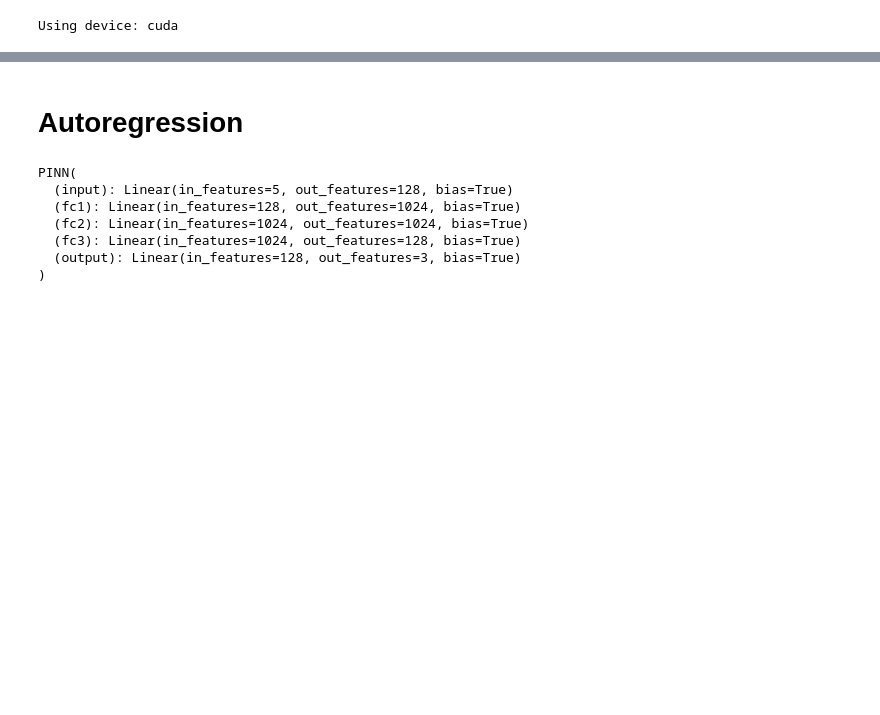
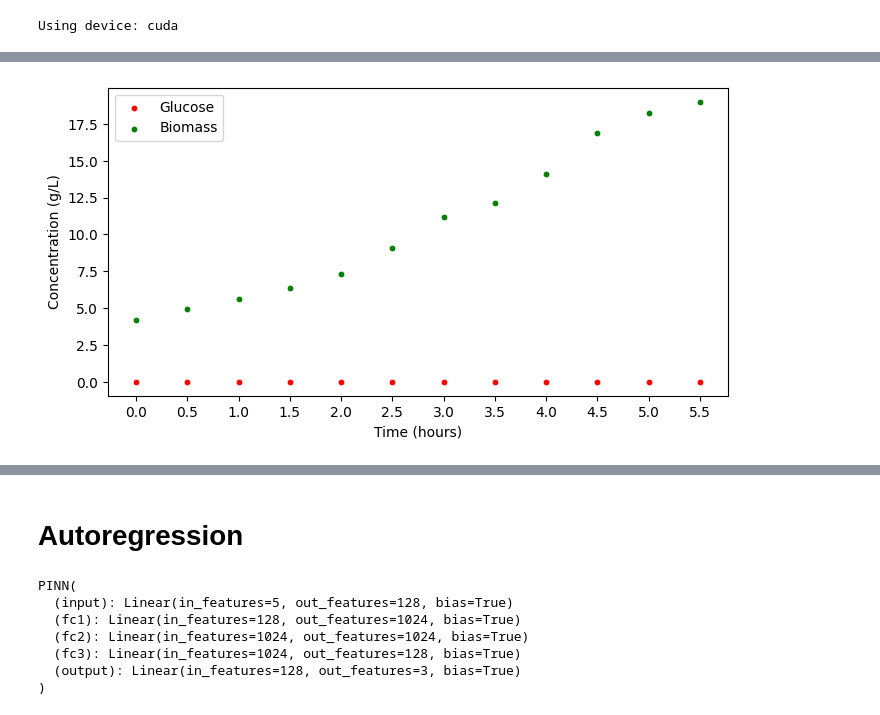
Before and after one commit to costasmexis/dynamic-modeling, a Jupyter notebook: control/Notebook_fedbatch_exp.ipynb, the cells around one changed output, grey strips where cells are left out. Drawn from its saved outputs; the diff is of its cells as text; code cells hidden in the pictures; blank space fills up the shorter version.

```diff
--- a/control/Notebook_fedbatch_exp.ipynb
+++ b/control/Notebook_fedbatch_exp.ipynb
@@ -72,28 +72,45 @@ plot_experiment(full_df, title='')
 # %%
 from scipy.interpolate import interp1d
+
+T_FB = 4.5
+
+# inlet flowrate
+def Fs(t):
+    if t <= 4.5 - T_FB:
+        return 0.017
+    elif t <= 7.0 - T_FB:
+        return 0.031
+    elif t <= 9.0 - T_FB:
+        return 0.060
+    elif t <= 8.0 - T_FB:
+        return 0.031
+    else:
+        return 0.017
 
 # Define the new RTime points for interpolation
 new_RTime = np.arange(0, 6, 0.5)
 
 # Create interpolation functions for V, Biomass, and Glucose
 interp_V = interp1d(full_df['RTime'], full_df['V'], kind='linear', fill_value='extrapolate')
 interp_Biomass = interp1d(full_df['RTime'], full_df['Biomass'], kind='linear', fill_value='extrapolate')
 interp_Glucose = interp1d(full_df['RTime'], full_df['Glucose'], kind='linear', fill_value='extrapolate')
 
 # Interpolate the values at new RTime points
 new_V = interp_V(new_RTime)
 new_Biomass = interp_Biomass(new_RTime)
 new_Glucose = interp_Glucose(new_RTime)
 
 # Create a DataFrame for the interpolated results
 full_df = pd.DataFrame({
     'RTime': new_RTime,
     'V': new_V,
     'Biomass': new_Biomass,
     'Glucose': new_Glucose,
     'Induction': [0] * len(new_RTime)
 })
 
-plot_experiment(full_df, title='Interpolated data')
+plot_experiment(full_df, title='')
+# %% [output]
+[figure, added]
 # %%
 full_df[['RTime', 'Biomass', 'Glucose', 'V']].describe().T[['min', 'max', 'mean']]
```
Also changed, not shown: parts of 5 cells of this notebook.
